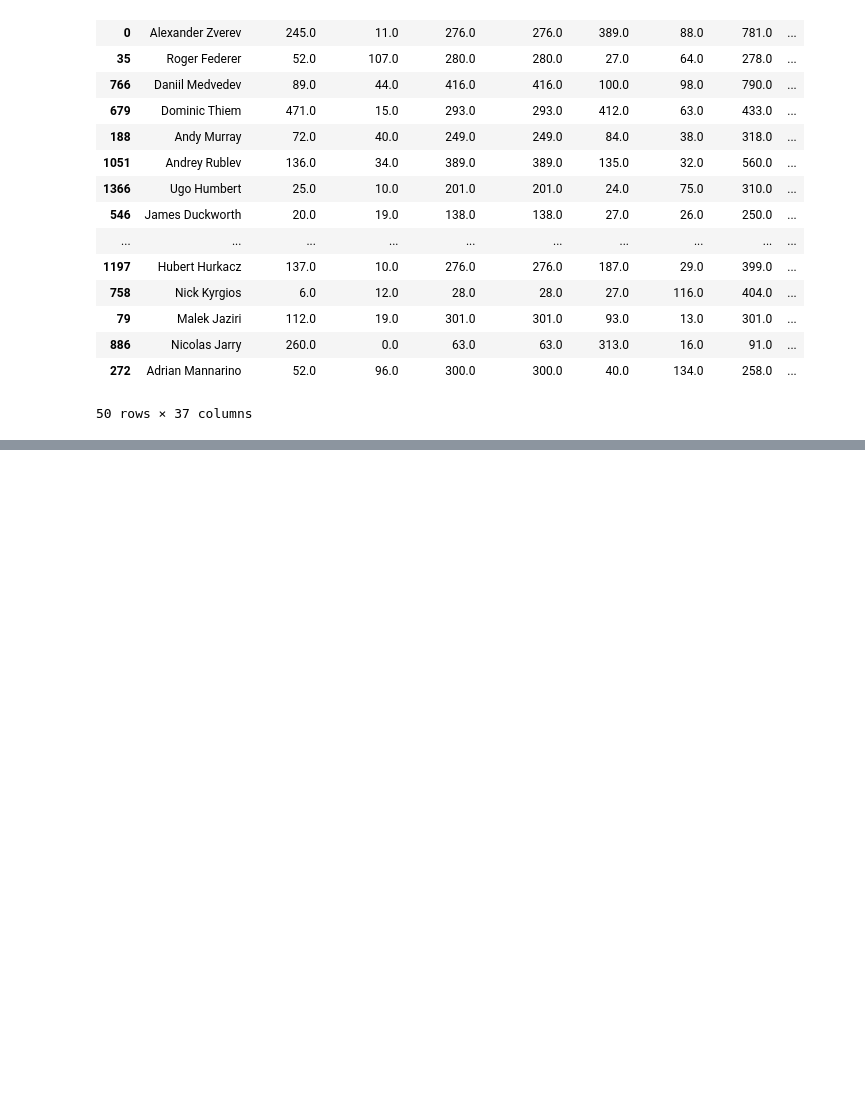
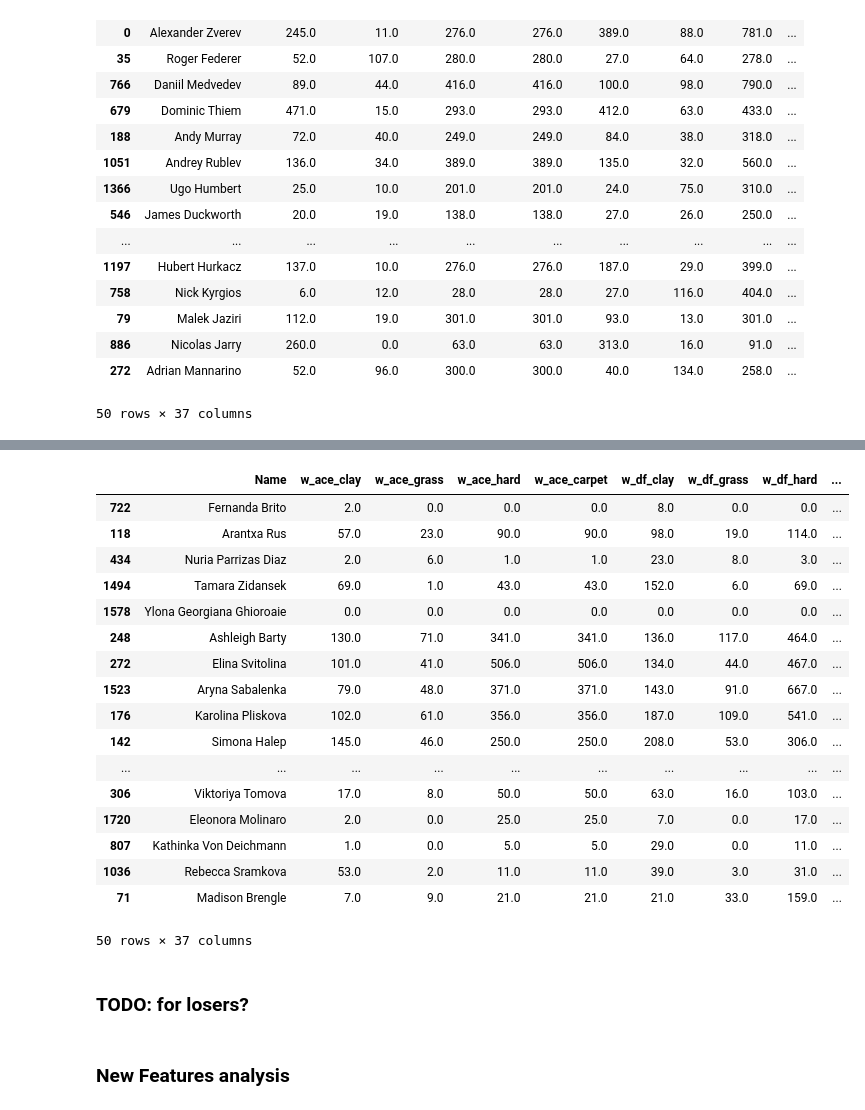
Before and after one commit to WilliamSimoni/Tennis-Matches-Data-mining, a Jupyter notebook: src/3_data_integration.ipynb, the cells around one changed output, grey strips where cells are left out. Cells and saved outputs as stored; diff of their text form; code cells hidden in the pictures; blank space fills up the shorter version.

```diff
--- a/src/3_data_integration.ipynb
+++ b/src/3_data_integration.ipynb
@@ -290,0 +302,53 @@ df_top_male_players
+# %%
+# DO the same for womens
+# take the top players according to number of won tournament
+df_top_female_players = pd.DataFrame(female_stats.sort_values(by='Won_Tournaments', ascending=False).head(TOP)['Name'])
+
+#iterating for every player
+#for name,index in df_top_female_players.iterrows():
+#df_matches.groupby('winner_name').count()['w_ace']
+
+df_top_female_player_matches_win = df_matches.join(df_top_female_players.set_index('Name'), on='winner_name', how='inner') #Ci sono partite in cui i winner sono loser e non vengono considerate
+df_top_female_player_matches_los = df_matches.join(df_top_female_players.set_index('Name'), on='loser_name', how='inner') #Ci sono partite in cui i winner sono loser e non vengono considerate
+df_top_female_player_matches  = pd.concat([df_top_female_player_matches_win, df_top_female_player_matches_los])
+#df_top_female_players['w_ace'] = sum_by_condition(df_top_female_player_matches, 'w_ace', 'winner_name', df_top_female_players, 'Name')['w_ace']
+# Ciclo for su lista di attributi che chiama sum_by_condition
+
+attrs = ['w_ace', 'w_df', 'w_svpt', 'w_1stIn', 'w_1stWon', 'w_2ndWon', 'w_SvGms', 'w_bpSaved', 'w_bpFaced']
+
+#sum_by_condition(df_top_female_player_matches, 'w_svpt', 'winner_name', df_top_female_players, 'Name')
+
+#sum_by_surface(df_top_female_player_matches, 'w_svpt', 'winner_name', df_top_female_players, 'Name', 'Clay')
+
+for attr in attrs:
+    #df_top_female_players[attr] = top_players_feature(df_top_female_player_matches, attr, 'winner_name', df_top_female_players, 'Name')[attr]
+    result = sum_by_surface(df_top_female_player_matches, attr, 'winner_name', df_top_female_players, 'Name')
+    df_top_female_players[attr + '_clay'] = result[0][attr]
+    df_top_female_players[attr + '_clay'].fillna(0, inplace=True)
+    df_top_female_players[attr + '_grass'] = result[1][attr]
+    df_top_female_players[attr + '_grass'].fillna(0, inplace=True)
+    df_top_female_players[attr + '_hard'] = result[2][attr]
+    df_top_female_players[attr + '_hard'].fillna(0, inplace=True)
+    df_top_female_players[attr + '_carpet'] = result[2][attr]
+    df_top_female_players[attr + '_carpet'].fillna(0, inplace=True)
+
+df_top_female_players
+# %% [output]
+|  | Name | w_ace_clay | w_ace_grass | w_ace_hard | w_ace_carpet | w_df_clay | w_df_grass | w_df_hard | ... |
+| 722 | Fernanda Brito | 2.0 | 0.0 | 0.0 | 0.0 | 8.0 | 0.0 | 0.0 | ... |
+| 118 | Arantxa Rus | 57.0 | 23.0 | 90.0 | 90.0 | 98.0 | 19.0 | 114.0 | ... |
+| 434 | Nuria Parrizas Diaz | 2.0 | 6.0 | 1.0 | 1.0 | 23.0 | 8.0 | 3.0 | ... |
+| 1494 | Tamara Zidansek | 69.0 | 1.0 | 43.0 | 43.0 | 152.0 | 6.0 | 69.0 | ... |
+| 1578 | Ylona Georgiana Ghioroaie | 0.0 | 0.0 | 0.0 | 0.0 | 0.0 | 0.0 | 0.0 | ... |
+| 248 | Ashleigh Barty | 130.0 | 71.0 | 341.0 | 341.0 | 136.0 | 117.0 | 464.0 | ... |
+| 272 | Elina Svitolina | 101.0 | 41.0 | 506.0 | 506.0 | 134.0 | 44.0 | 467.0 | ... |
+| 1523 | Aryna Sabalenka | 79.0 | 48.0 | 371.0 | 371.0 | 143.0 | 91.0 | 667.0 | ... |
+| 176 | Karolina Pliskova | 102.0 | 61.0 | 356.0 | 356.0 | 187.0 | 109.0 | 541.0 | ... |
+| 142 | Simona Halep | 145.0 | 46.0 | 250.0 | 250.0 | 208.0 | 53.0 | 306.0 | ... |
+| ... | ... | ... | ... | ... | ... | ... | ... | ... | ... |
+| 306 | Viktoriya Tomova | 17.0 | 8.0 | 50.0 | 50.0 | 63.0 | 16.0 | 103.0 | ... |
+| 1720 | Eleonora Molinaro | 2.0 | 0.0 | 25.0 | 25.0 | 7.0 | 0.0 | 17.0 | ... |
+| 807 | Kathinka Von Deichmann | 1.0 | 0.0 | 5.0 | 5.0 | 29.0 | 0.0 | 11.0 | ... |
+| 1036 | Rebecca Sramkova | 53.0 | 2.0 | 11.0 | 11.0 | 39.0 | 3.0 | 31.0 | ... |
+| 71 | Madison Brengle | 7.0 | 9.0 | 21.0 | 21.0 | 21.0 | 33.0 | 159.0 | ... |
+50 rows × 37 columns
@@ -291,3 +357,7 @@ df_top_male_players
+# %% [markdown]
+### TODO: for losers?
+# %% [markdown]
+### New Features analysis
 # %% [markdown]
 <a style='text-decoration:none;line-height:16px;display:flex;color:#5B5B62;padding:10px;justify-content:end;' href='https://deepnote.com?utm_source=created-in-deepnote-cell&projectId=de87b132-0371-4d99-94f9-c61923e2507d' target="_blank">
 <img alt='Created in deepnote.com' style='display:inline;max-height:16px;margin:0px;margin-right:7.5px;' src='embedded-picture-1' > </img>
```
Also changed, not shown: parts of 11 cells of this notebook, 12 other files.
